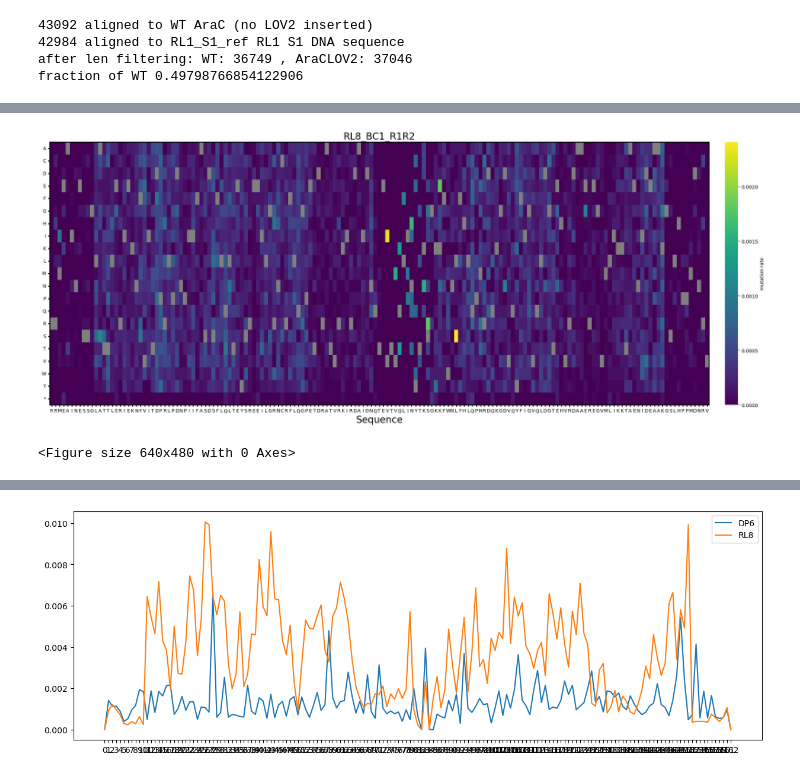
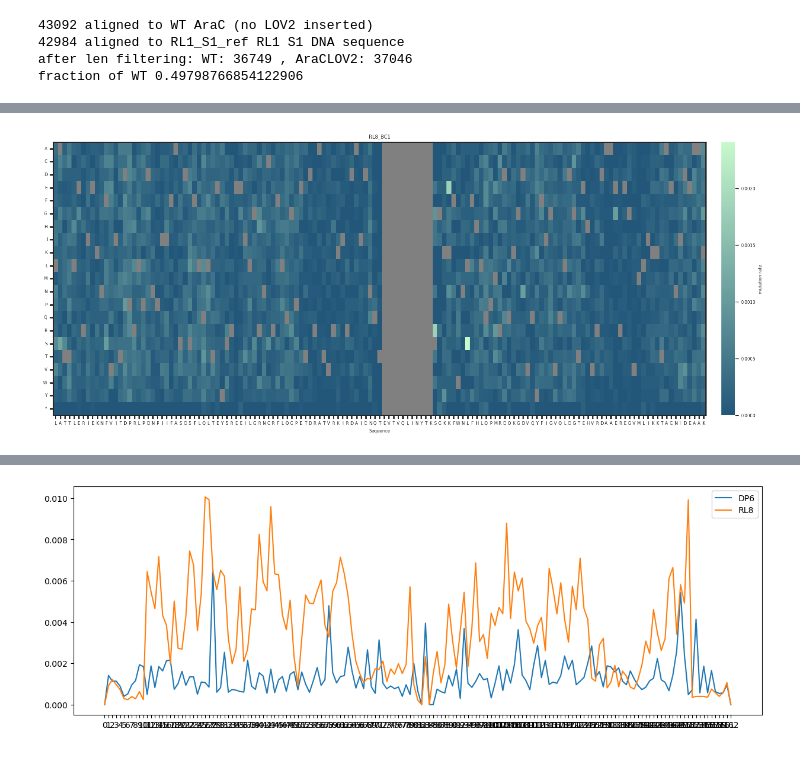
Before and after one commit to AliceHovsepyan/pogo_pance_draft, a Jupyter notebook: DMS_analysis_struct.ipynb, the cells around one changed output, grey strips where cells are left out. Cells and saved outputs as stored; diff of their text form; code cells hidden in the pictures.

```diff
--- a/DMS_analysis_struct.ipynb
+++ b/DMS_analysis_struct.ipynb
@@ -124 +87,24 @@ fraction of WT 0.49798766854122906
+# %%
+###### specify the parameters for the analysis ######
+
+
+homedir =  "data/fastq/P02_RL8_LOV2" ## folder where the fastq files are stored
+
+Bc = "BC1" ## barcode that should be analyzed
+read_dirs = ["R1", "R2"] ## which reads should be analyzed
+Section = "S1" ## which section should be analyzed
+all_alignments = {}
+data_type = "AA" ## which data_type should be analyzed, either "AA" or "Nt"
+
+LOV_startseq = "ttagccacaa".upper() ## region of interest
+LOV_endseq = "cggccaaa".upper()
+
+with open(f"{homedir}/config.json") as f:
+  config = json.load(f)
+
+variant = config["variant"]
+
+FigFolder = f"{os.getcwd()}/final_output/{variant}_w_nb/"
+if not os.path.exists(FigFolder):
+    os.makedirs(FigFolder)
 # %%
@@ -224,0 +194,6 @@ total_indels = all_enrichments["R1"]["indels_freq"] + all_enrichments["R2"]["ind
+# %%
+# Define the colormap
+colors = ["#22577A", "#C7F9CC"]  # Light green to deep blue
+cmap = LinearSegmentedColormap.from_list("custom_cmap", colors, N=256)
+
+plot_mutation_enrichment(total_relative_enrichment, ref_seq=reference, samplename=f"{variant}_{Bc}", data_type="AA", FigFolder=FigFolder, vmax=None, cmap = cmap)
@@ -225,6 +202,10 @@ total_indels = all_enrichments["R1"]["indels_freq"] + all_enrichments["R2"]["ind
+# %%
+### if you want, you can now also filter for the region of interest:
+roi_startidx = LOV2_startidx if data_type == "DNA" else LOV2_startidx//3
+roi_endidx = LOV2_endidx if data_type == "DNA" else LOV2_endidx//3
+
+total_relative_enrichment_roi = total_relative_enrichment.iloc[:,roi_startidx:roi_endidx]
 # %%
-
-plot_mutation_enrichment(total_relative_enrichment, ref_seq=reference, samplename=f"{variant}_{Bc}_R1R2", data_type="AA", FigFolder=FigFolder, vmax=None)
+plot_mutation_enrichment(total_relative_enrichment_roi, ref_seq=reference[roi_startidx:roi_endidx], samplename=f"{variant}_{Bc}", data_type="AA", FigFolder=FigFolder, vmax=None, cmap = cmap)
 # %% [output]
-[figure, old version]
+[figure, new version]
-<Figure size 640x480 with 0 Axes>
```
Also changed, not shown: parts of 17 cells of this notebook, 7 other files.
